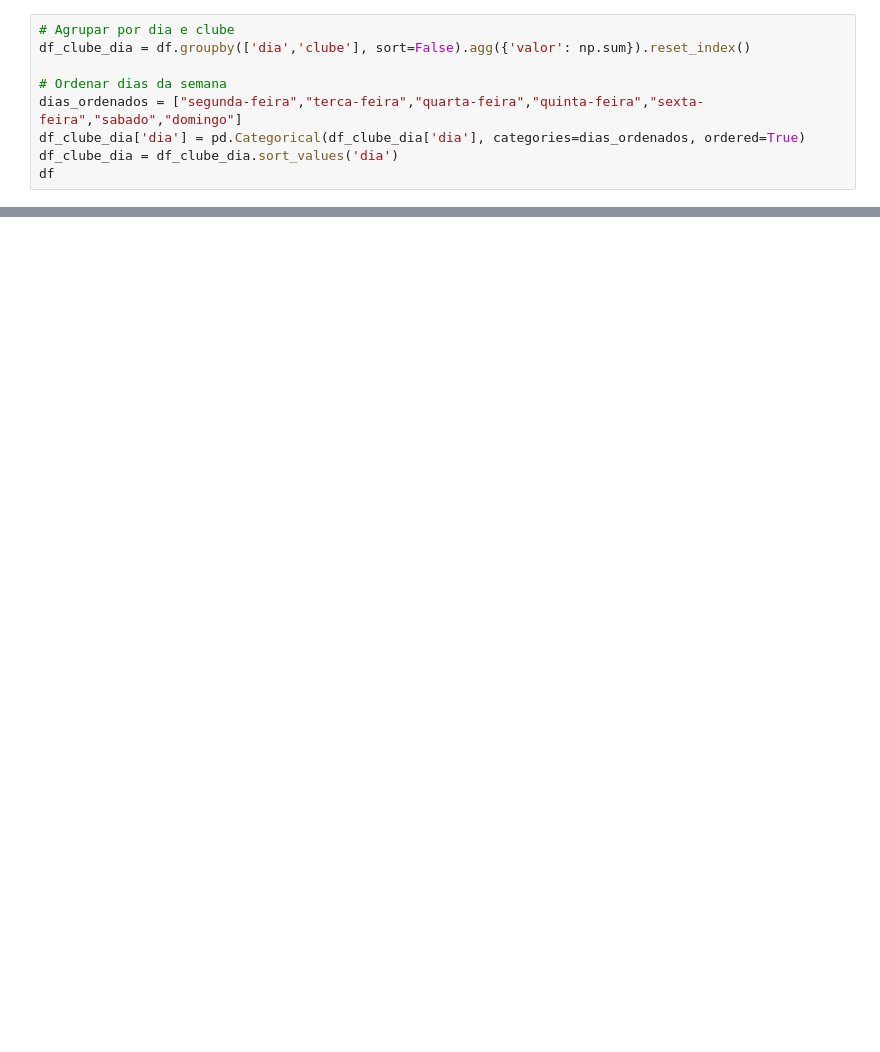
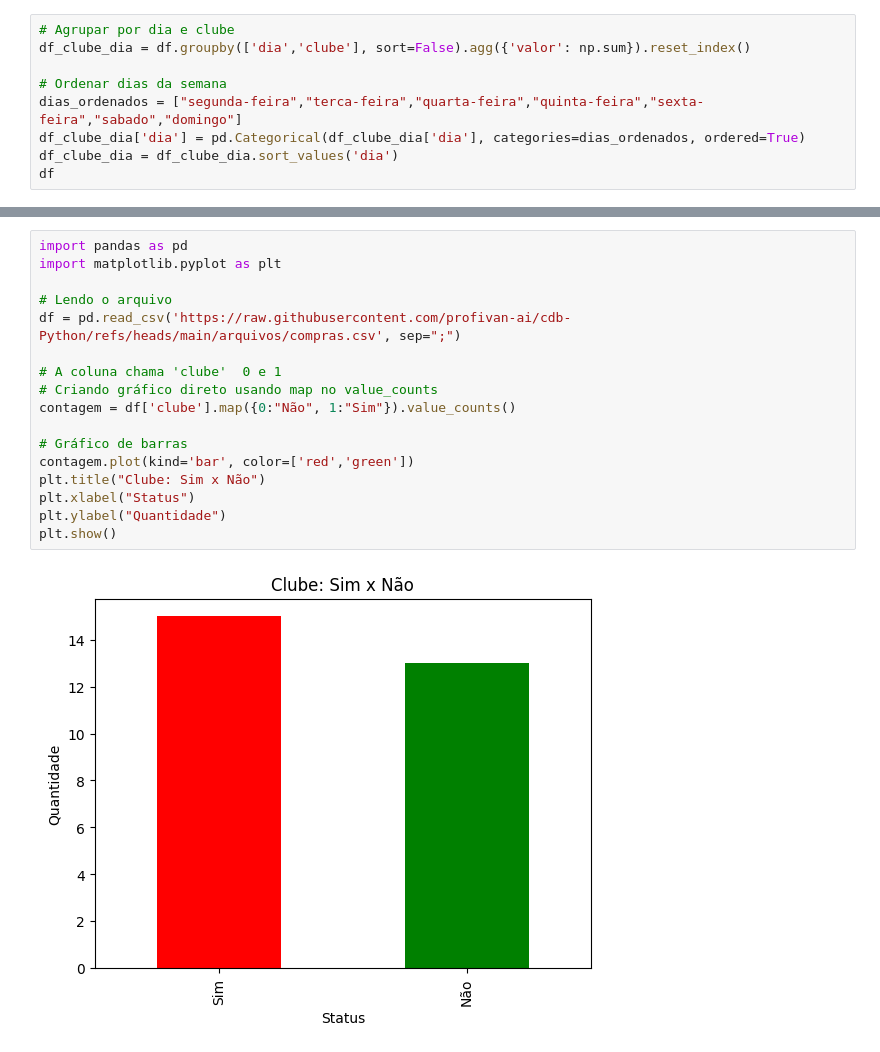
Before and after one commit to claudinez/Educ360_Atividade_Grafico_Clube, a Jupyter notebook: Atividade_Grafico_Clube.ipynb, the cells around one changed output, grey strips where cells are left out. Saved outputs shown, nothing was run; the diff lists cells and outputs as text; blank space fills up the shorter version.

```diff
--- a/Atividade_Grafico_Clube.ipynb
+++ b/Atividade_Grafico_Clube.ipynb
@@ -37,0 +39,19 @@ fig.show()
+# %%
+import pandas as pd
+import matplotlib.pyplot as plt
+
+# Lendo o arquivo
+df = pd.read_csv('https://raw.githubusercontent.com/profivan-ai/cdb-Python/refs/heads/main/arquivos/compras.csv', sep=";")
+
+# A coluna chama 'clube'  0 e 1
+# Criando gráfico direto usando map no value_counts
+contagem = df['clube'].map({0:"Não", 1:"Sim"}).value_counts()
+
+# Gráfico de barras
+contagem.plot(kind='bar', color=['red','green'])
+plt.title("Clube: Sim x Não")
+plt.xlabel("Status")
+plt.ylabel("Quantidade")
+plt.show()
+# %% [output]
+[figure, added]
```
Also changed, not shown: parts of 10 cells of this notebook.
